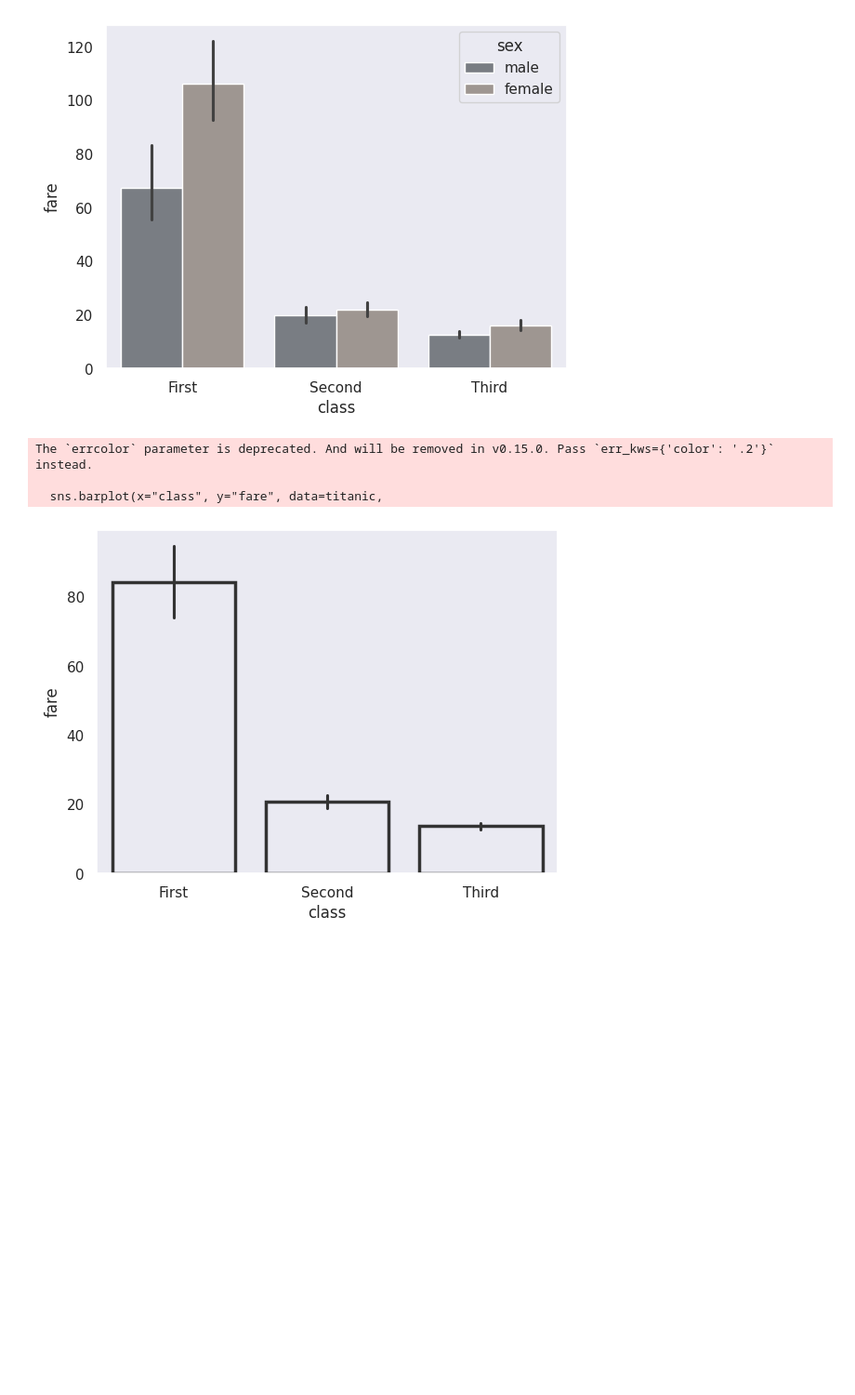
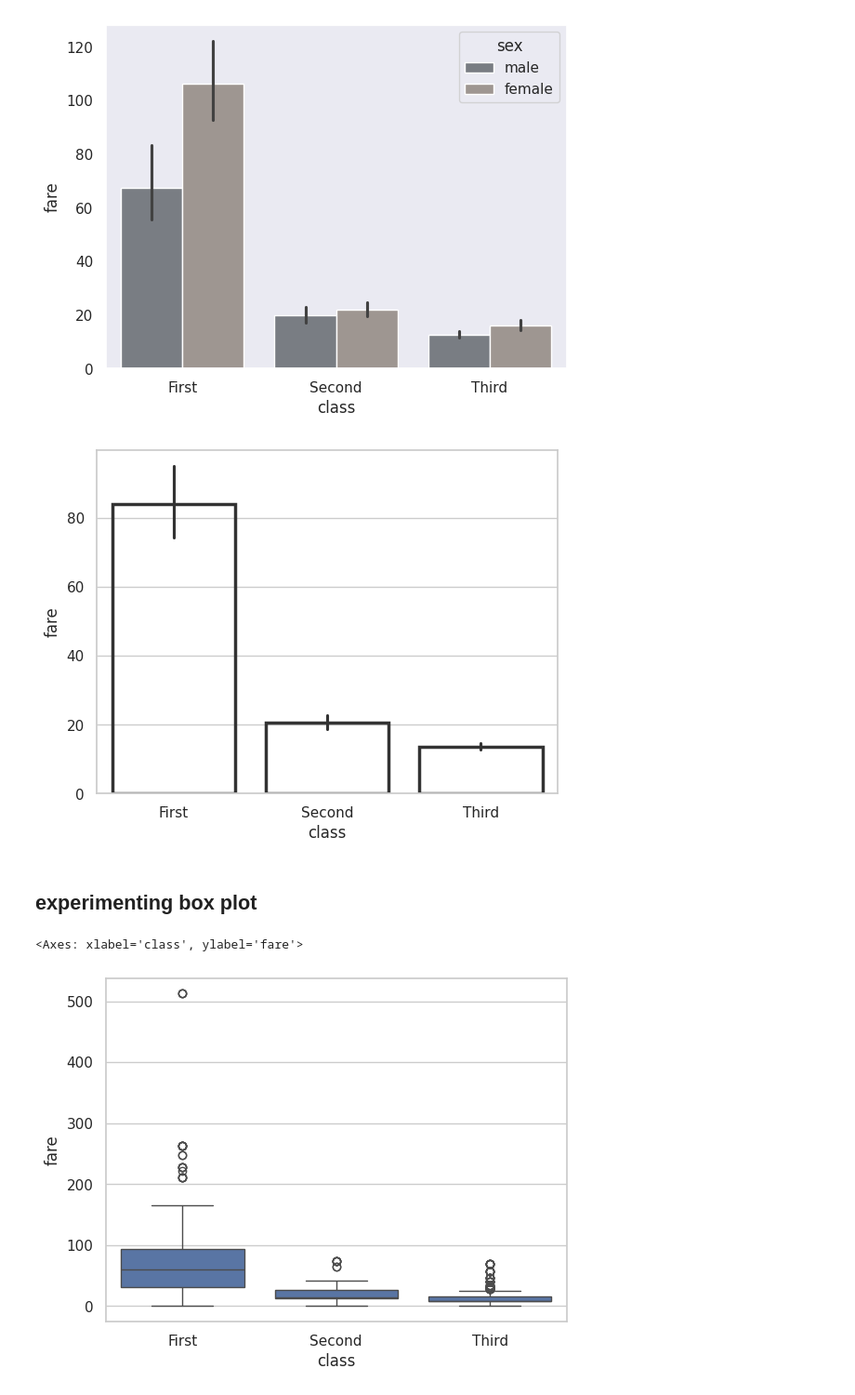
Before and after one commit to Syeda-Eman/40-days-of-Python, a Jupyter notebook: Day_4.ipynb, the cells around one changed output. Shown at 93% size. Saved outputs shown, nothing was run; the diff lists cells and outputs as text; code cells hidden in the pictures; blank space fills up the shorter version.

```diff
--- a/Day_4.ipynb
+++ b/Day_4.ipynb
@@ -295,10 +286,26 @@ titanic
 #bar plot
 sns.barplot(x="class", y="fare", data=titanic,
             linewidth=2.5, facecolor=(1,1,1,0),
-            errcolor=".2", edgecolor=".2")
+            err_kws={'color':'.2'}, edgecolor=".2")
 plt.show()
 # %% [output]
-The `errcolor` parameter is deprecated. And will be removed in v0.15.0. Pass `err_kws={'color': '.2'}` instead.
-
-  sns.barplot(x="class", y="fare", data=titanic,
 [figure]
+# %% [markdown]
+## **experimenting box plot**
+# %%
+#import library
+import seaborn
+
+#setting style
+seaborn.set(style="whitegrid")
+
+#loading data
+titanic = seaborn.load_dataset("titanic")
+
+#basic boxplot
+seaborn.boxplot(x="class",
+                y="fare",
+                data=titanic)
+# %% [output]
+<Axes: xlabel='class', ylabel='fare'>
+[figure, added]
```
Also changed, not shown: parts of 1 cell of this notebook.
